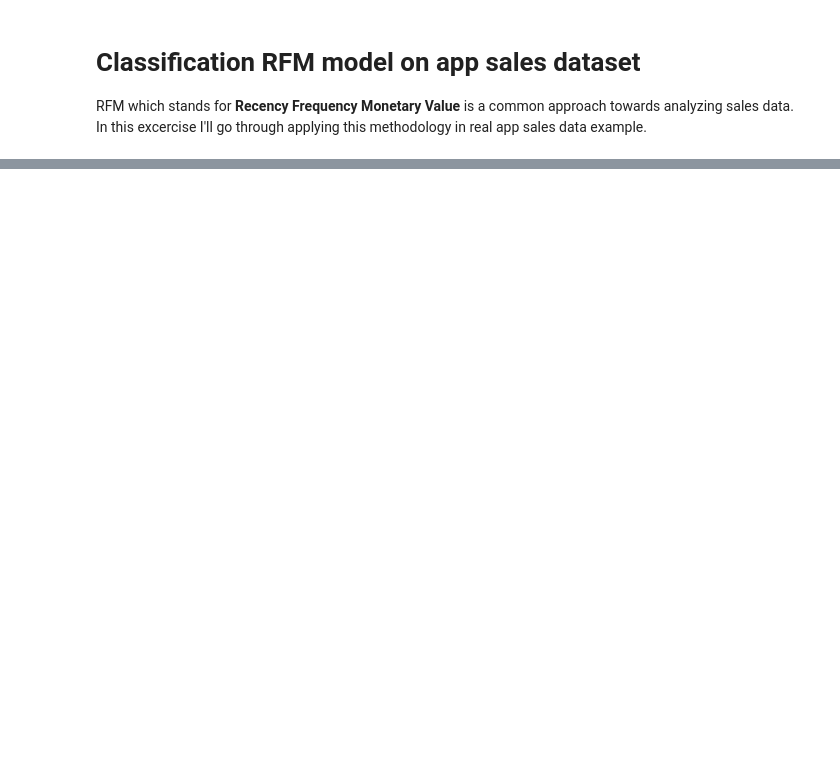
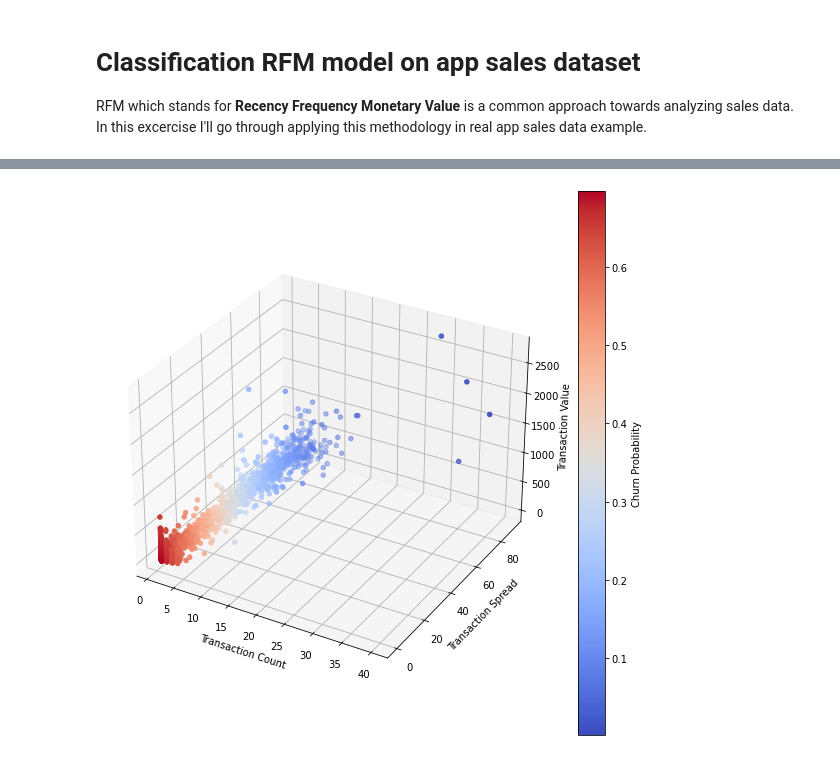
Before and after one commit to slawomirwojtas/ML-Projects, a Jupyter notebook: 00_Classification_RFM_model_on_app_sales_dataset.ipynb, the cells around one changed output, grey strips where cells are left out. Drawn from its saved outputs; the diff is of its cells as text; code cells hidden in the pictures; blank space fills up the shorter version.

```diff
--- a/00_Classification_RFM_model_on_app_sales_dataset.ipynb
+++ b/00_Classification_RFM_model_on_app_sales_dataset.ipynb
@@ -33,0 +28,15 @@ print("Done")
+# %%
+# Create column consisting transaction date without hours-minutes
+df["Transaction Day"] = df["Transaction Created At"].astype("str").str[:10]
+df["Transaction Day"] = pd.to_datetime(df["Transaction Day"])
+
+df_user_dict = df.copy()
+df_user_dict.sort_values(by=['User ID', 'Transaction Created At'], ascending=True, inplace=True)
+df_user_dict.drop_duplicates(subset=['User ID'], keep='first', inplace=True)
+df_user_dict.reset_index(drop=True, inplace=True)
+df_user_dict = df_user_dict[['User ID', 'Class ID', 'Transaction Day']]
+df_user_dict.rename(columns={'Class ID': 'Conversion Class ID',
+                             'Transaction Day': '1st Transaction'}, inplace=True)
+df_user_dict['Trial Window End'] = df_user_dict['1st Transaction'] + timedelta(days=90)
+df_user_dict['Churn Window End'] = df_user_dict['1st Transaction'] + timedelta(days=180)
+df_user_dict.head()
@@ -33,0 +50,4 @@ print("Done")
+# %%
+# Exclude results with churn window outside data date range
+max_date_avalilable = df['Transaction Day'].max()
+df_user_dict = df_user_dict[df_user_dict['Churn Window End'] <= max_date_avalilable]
@@ -33,0 +105,9 @@ print("Done")
+# %%
+invalid_class_ids = ['1ed174ab-f954-6448-b9cf-63ddad9ec067', '1edb80cb-f597-636a-bab1-cfcaabe89ac0', '1edca287-ba54-6468-86a9-770b937f85cb', '1edf3055-b668-6f6c-9689-c70ddba42f40']
+df_user_dict['helper'] = [class_id in invalid_class_ids for class_id in df_user_dict['Conversion Class ID']]
+df_user_dict = df_user_dict[df_user_dict['helper'] == False]
+df_user_dict.drop(columns=['helper'], inplace=True)
+df_user_dict.reset_index(drop=True, inplace=True)
+print('Sample with valid conversion class_ids')
+print(df_user_dict.shape)
+df_user_dict.head()
@@ -33,0 +296,16 @@ print("Done")
+# %%
+# 3D churn probability chart
+fig = plt.figure(figsize=(10,10))
+ax = fig.add_subplot(111, projection='3d')
+transaction_count = df_user_dict['Transaction Count']
+transaction_spread = df_user_dict['Transaction Spread']
+transaction_value = df_user_dict['Transaction Value']
+churn_probability = df_user_dict['Churn Probability']
+scatter = ax.scatter(transaction_count, transaction_spread, transaction_value, c=churn_probability, cmap='coolwarm')
+plt.colorbar(scatter, label='Churn Probability')
+ax.set_xlabel('Transaction Count')
+ax.set_ylabel('Transaction Spread')
+ax.set_zlabel('Transaction Value')
+plt.show()
+# %% [output]
+[figure, added]
```
Also changed, not shown: parts of 25 cells of this notebook.
